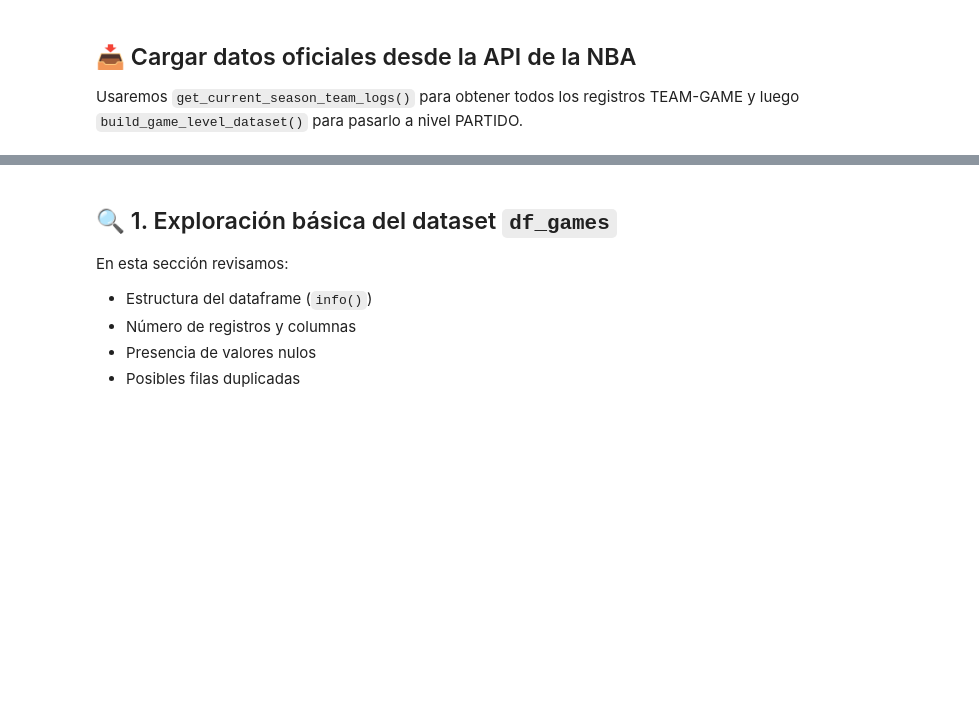
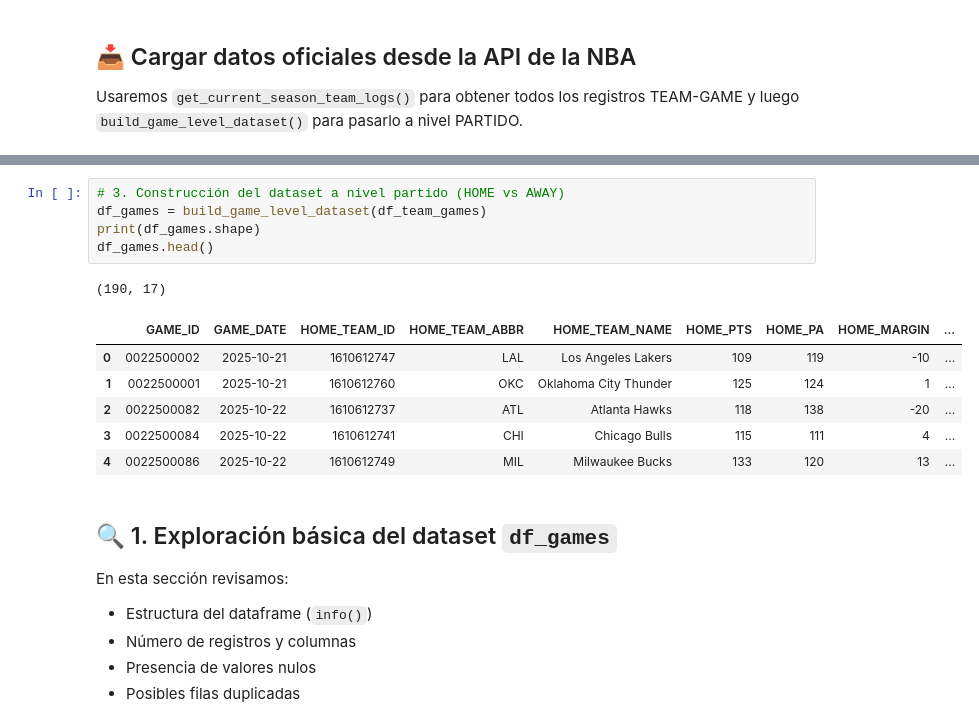
Before and after one commit to estemen27/NBA_Predictor, a Jupyter notebook: notebooks/01_exploracion.ipynb, the cells around one changed output, grey strips where cells are left out. Drawn from its saved outputs; the diff is of its cells as text; blank space fills up the shorter version.

```diff
--- a/notebooks/01_exploracion.ipynb
+++ b/notebooks/01_exploracion.ipynb
@@ -79,3 +53,16 @@ df_games.shape, df_games.head()
+# %%
+# 3. Construcción del dataset a nivel partido (HOME vs AWAY)
+df_games = build_game_level_dataset(df_team_games)
+print(df_games.shape)
+df_games.head()
+# %% [output]
+(190, 17)
+|  | GAME_ID | GAME_DATE | HOME_TEAM_ID | HOME_TEAM_ABBR | HOME_TEAM_NAME | HOME_PTS | HOME_PA | HOME_MARGIN | ... |
+| 0 | 0022500002 | 2025-10-21 | 1610612747 | LAL | Los Angeles Lakers | 109 | 119 | -10 | ... |
+| 1 | 0022500001 | 2025-10-21 | 1610612760 | OKC | Oklahoma City Thunder | 125 | 124 | 1 | ... |
+| 2 | 0022500082 | 2025-10-22 | 1610612737 | ATL | Atlanta Hawks | 118 | 138 | -20 | ... |
+| 3 | 0022500084 | 2025-10-22 | 1610612741 | CHI | Chicago Bulls | 115 | 111 | 4 | ... |
+| 4 | 0022500086 | 2025-10-22 | 1610612749 | MIL | Milwaukee Bucks | 133 | 120 | 13 | ... |
 # %% [markdown]
 ## 🔍 1. Exploración básica del dataset `df_games`
 
```
Also changed, not shown: parts of 16 cells of this notebook, 11 other files.
